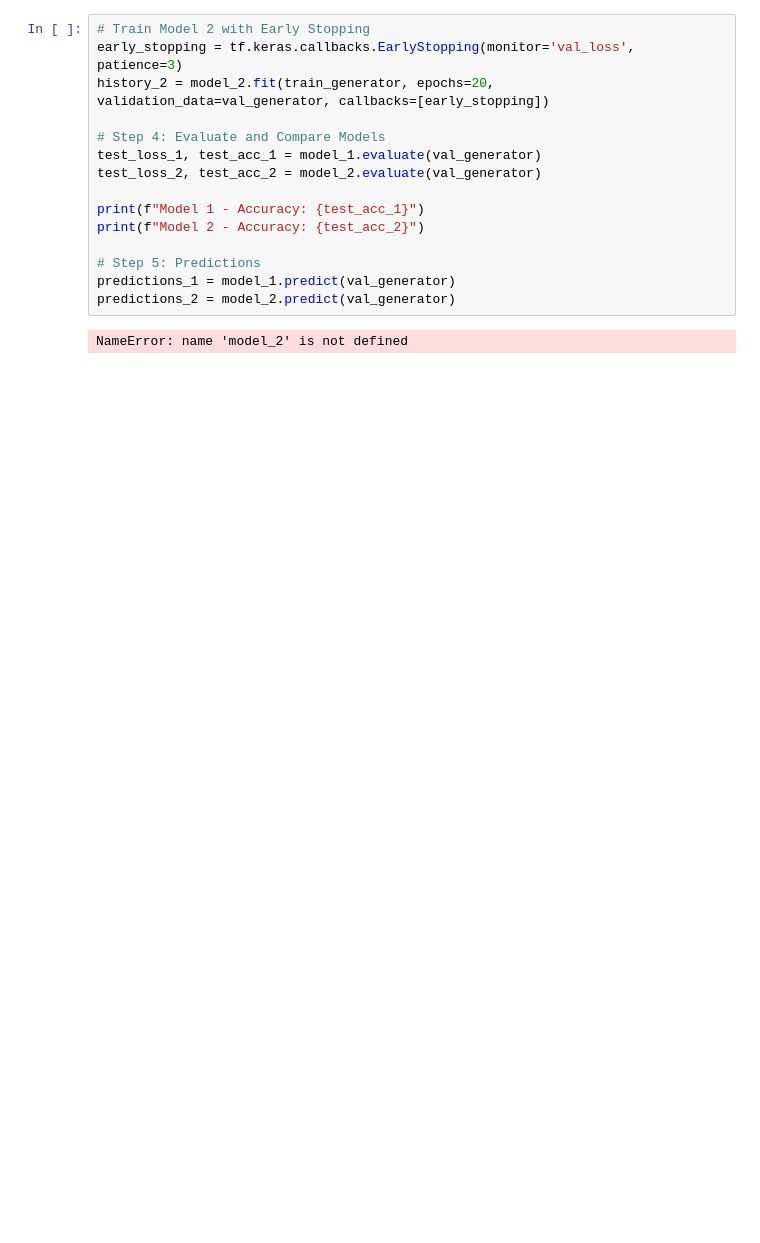
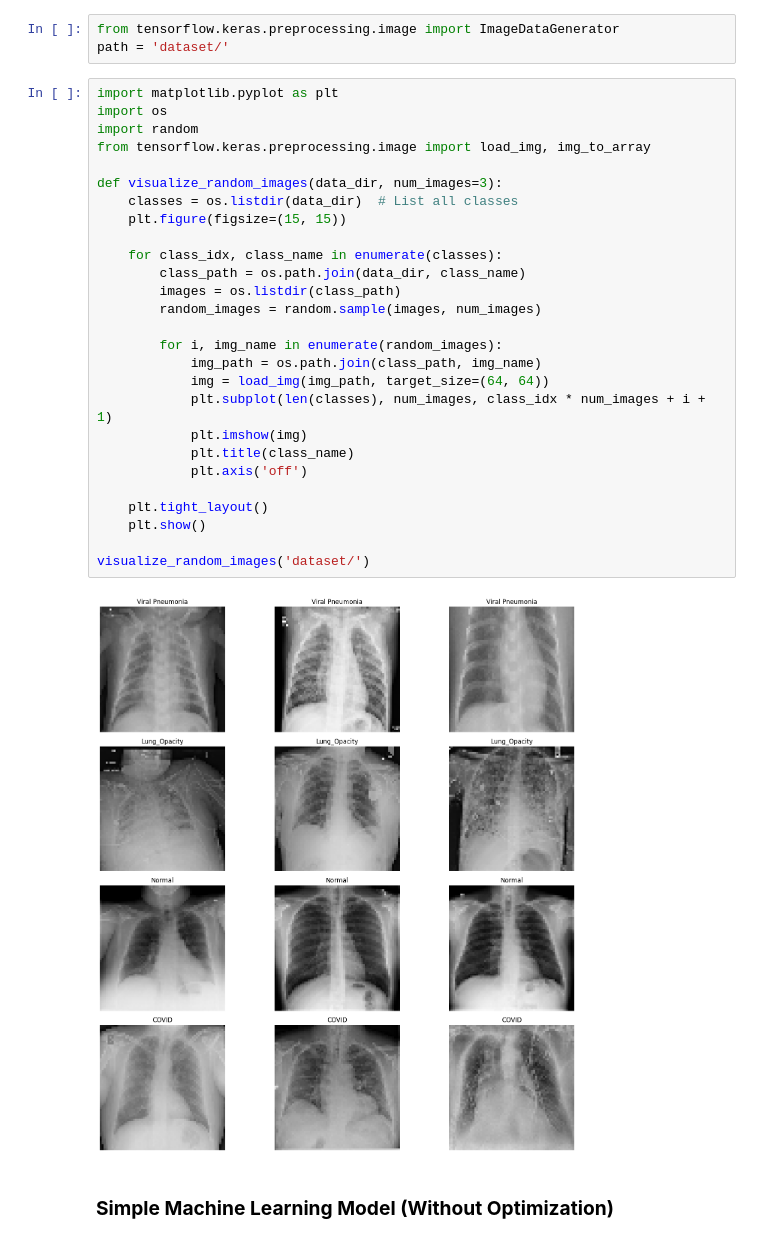
Before and after one commit to Esther-Mbanzabigwi/Covid_model, a Jupyter notebook: Notebook.ipynb, the cells around one changed output. Cells and saved outputs as stored; diff of their text form; blank space fills up the shorter version.

Commit message:
model training

```diff
--- a/Notebook.ipynb
+++ b/Notebook.ipynb
@@ -89,17 +1,34 @@ FileNotFoundError: [Errno 2] No such file or directory: 'your_directory_path'
-# %%
-# Train Model 2 with Early Stopping
-early_stopping = tf.keras.callbacks.EarlyStopping(monitor='val_loss', patience=3)
-history_2 = model_2.fit(train_generator, epochs=20, validation_data=val_generator, callbacks=[early_stopping])
-
-# Step 4: Evaluate and Compare Models
-test_loss_1, test_acc_1 = model_1.evaluate(val_generator)
-test_loss_2, test_acc_2 = model_2.evaluate(val_generator)
-
-print(f"Model 1 - Accuracy: {test_acc_1}")
-print(f"Model 2 - Accuracy: {test_acc_2}")
-
-# Step 5: Predictions
-predictions_1 = model_1.predict(val_generator)
-predictions_2 = model_2.predict(val_generator)
-# %% [output]
-NameError: name 'model_2' is not defined
+# %%
+from tensorflow.keras.preprocessing.image import ImageDataGenerator
+path = 'dataset/'
+# %%
+import matplotlib.pyplot as plt
+import os
+import random
+from tensorflow.keras.preprocessing.image import load_img, img_to_array
+
+def visualize_random_images(data_dir, num_images=3):
+    classes = os.listdir(data_dir)  # List all classes
+    plt.figure(figsize=(15, 15))
+
+    for class_idx, class_name in enumerate(classes):
+        class_path = os.path.join(data_dir, class_name)
+        images = os.listdir(class_path)
+        random_images = random.sample(images, num_images)
+
+        for i, img_name in enumerate(random_images):
+            img_path = os.path.join(class_path, img_name)
+            img = load_img(img_path, target_size=(64, 64))
+            plt.subplot(len(classes), num_images, class_idx * num_images + i + 1)
+            plt.imshow(img)
+            plt.title(class_name)
+            plt.axis('off')
+
+    plt.tight_layout()
+    plt.show()
+
+visualize_random_images('dataset/')
+# %% [output]
+[figure, added]
+# %% [markdown]
+### **Simple Machine Learning Model (Without Optimization)**
```
Also changed, not shown: parts of 7 cells of this notebook, 1 other file.
